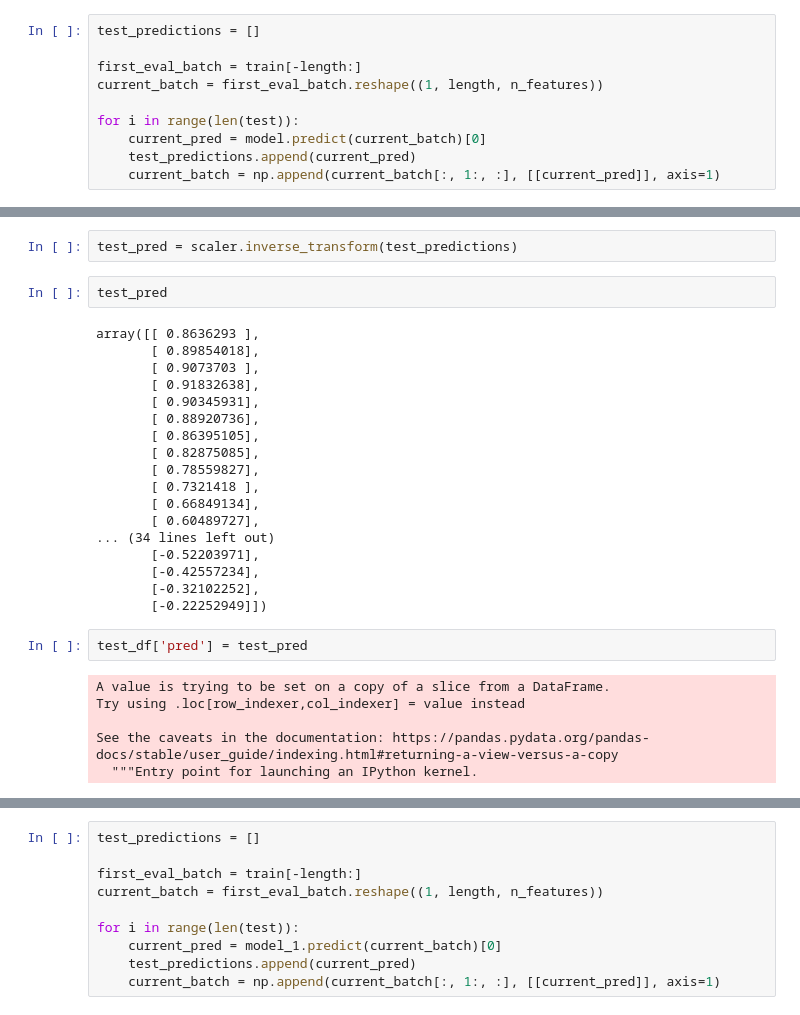
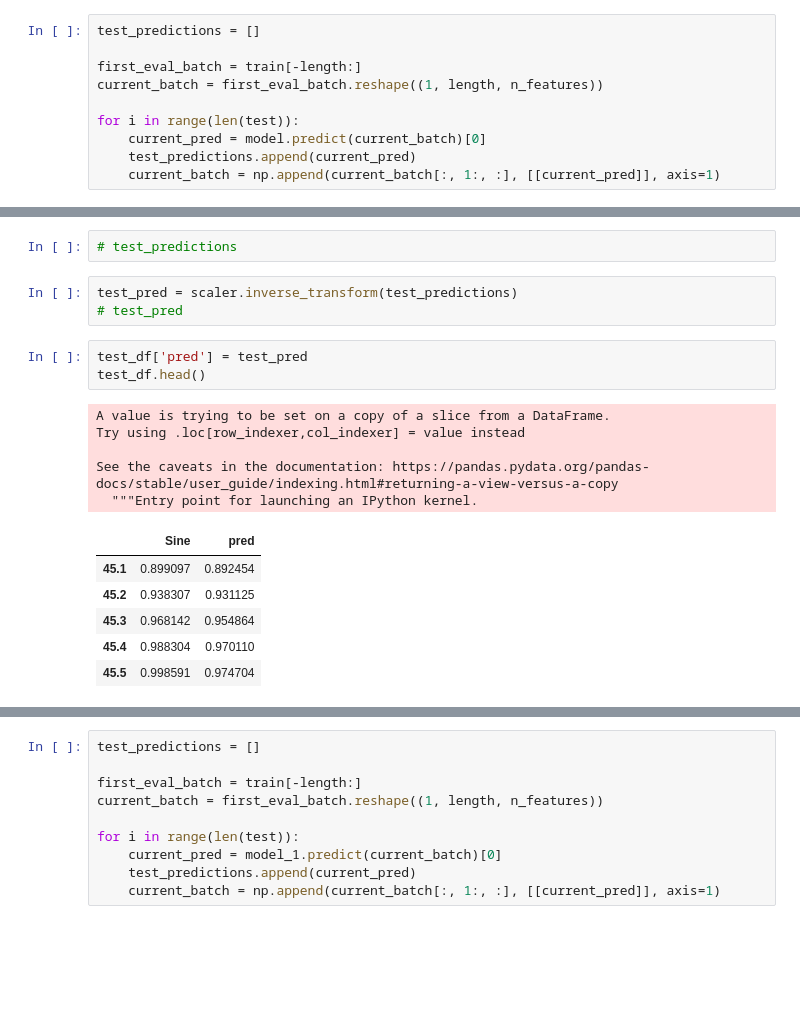
Before and after one commit to fares-ds/Time_Series_Analysis_Tutorial, a Jupyter notebook: Recurrent_Neural_Networks.ipynb, the cells around one changed output, grey strips where cells are left out. Drawn from its saved outputs; the diff is of its cells as text; blank space fills up the shorter version.

```diff
--- a/Recurrent_Neural_Networks.ipynb
+++ b/Recurrent_Neural_Networks.ipynb
@@ -287,30 +154,20 @@ test_predictions
+# %%
+# test_predictions
 # %%
 test_pred = scaler.inverse_transform(test_predictions)
+# test_pred
-# %%
-test_pred
-# %% [output]
-array([[ 0.8636293 ],
-       [ 0.89854018],
-       [ 0.9073703 ],
-       [ 0.91832638],
-       [ 0.90345931],
-       [ 0.88920736],
-       [ 0.86395105],
-       [ 0.82875085],
-       [ 0.78559827],
-       [ 0.7321418 ],
-       [ 0.66849134],
-       [ 0.60489727],
-... (34 lines left out)
-       [-0.52203971],
-       [-0.42557234],
-       [-0.32102252],
-       [-0.22252949]])
 # %%
 test_df['pred'] = test_pred
+test_df.head()
 # %% [output]
 A value is trying to be set on a copy of a slice from a DataFrame.
 Try using .loc[row_indexer,col_indexer] = value instead
 
 See the caveats in the documentation: https://pandas.pydata.org/pandas-docs/stable/user_guide/indexing.html#returning-a-view-versus-a-copy
   """Entry point for launching an IPython kernel.
+|  | Sine | pred |
+| 45.1 | 0.899097 | 0.892454 |
+| 45.2 | 0.938307 | 0.931125 |
+| 45.3 | 0.968142 | 0.954864 |
+| 45.4 | 0.988304 | 0.970110 |
+| 45.5 | 0.998591 | 0.974704 |
```
Also changed, not shown: parts of 32 cells of this notebook.
